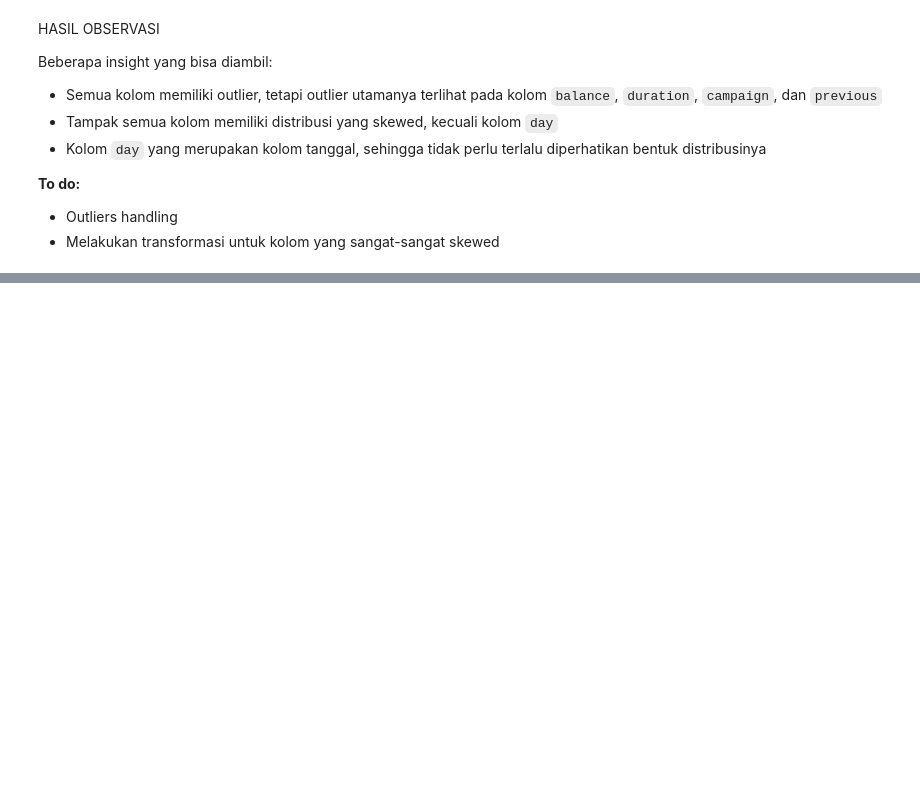
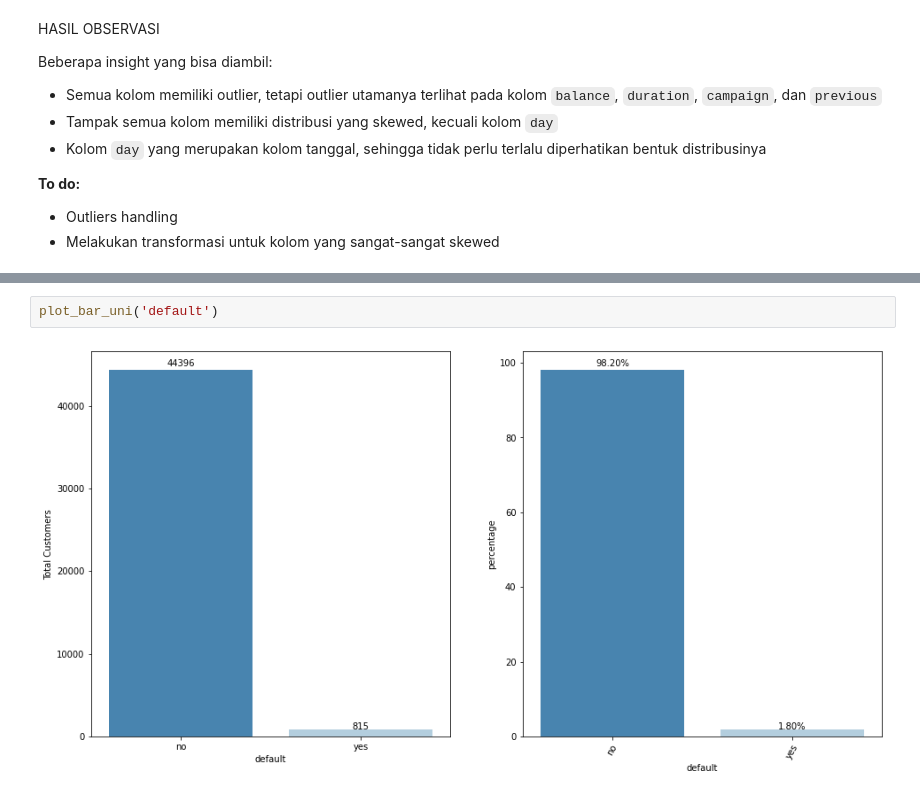
Before and after one commit to wahyunh10/Banking-Deposit-Target-Prediction, a Jupyter notebook: Banking_Deposit_Target_Prediction.ipynb, the cells around one changed output, grey strips where cells are left out. Drawn from its saved outputs; the diff is of its cells as text; blank space fills up the shorter version.

```diff
--- a/Banking_Deposit_Target_Prediction.ipynb
+++ b/Banking_Deposit_Target_Prediction.ipynb
@@ -333,0 +400,4 @@ Beberapa insight yang bisa diambil:
+# %%
+plot_bar_uni('default')
+# %% [output]
+[figure, added]
```
Also changed, not shown: parts of 70 cells of this notebook.
